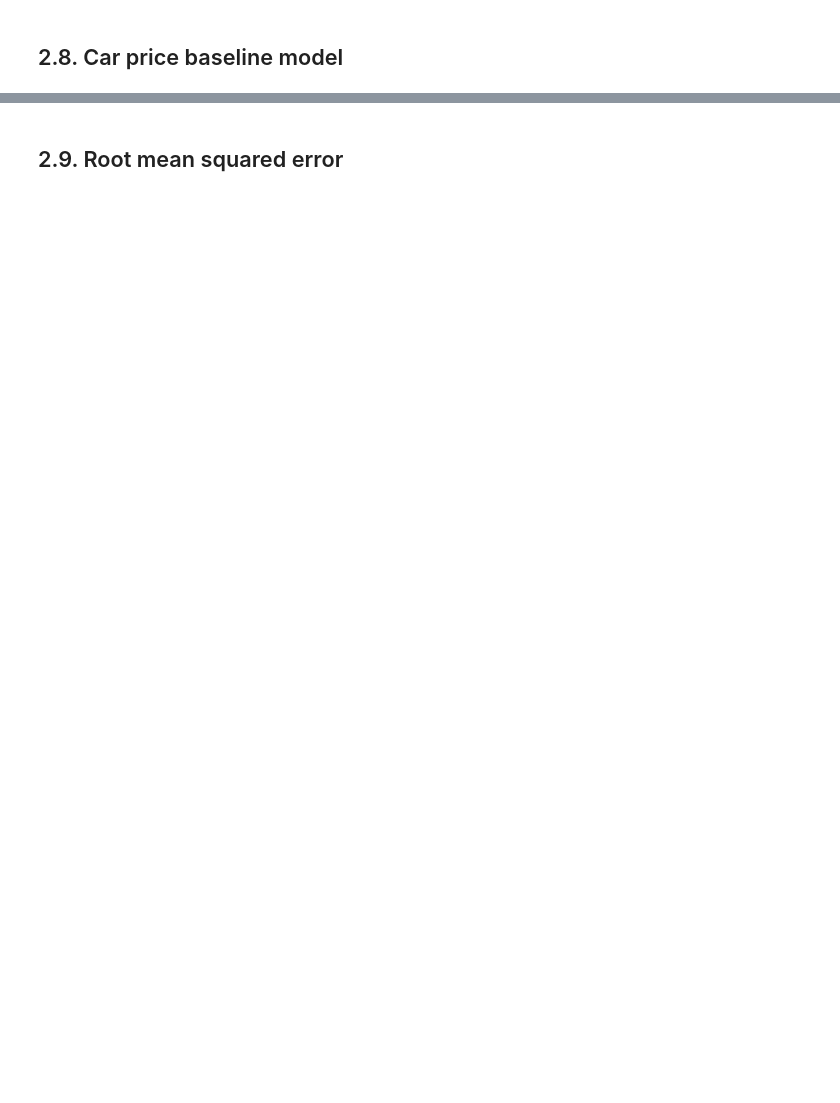
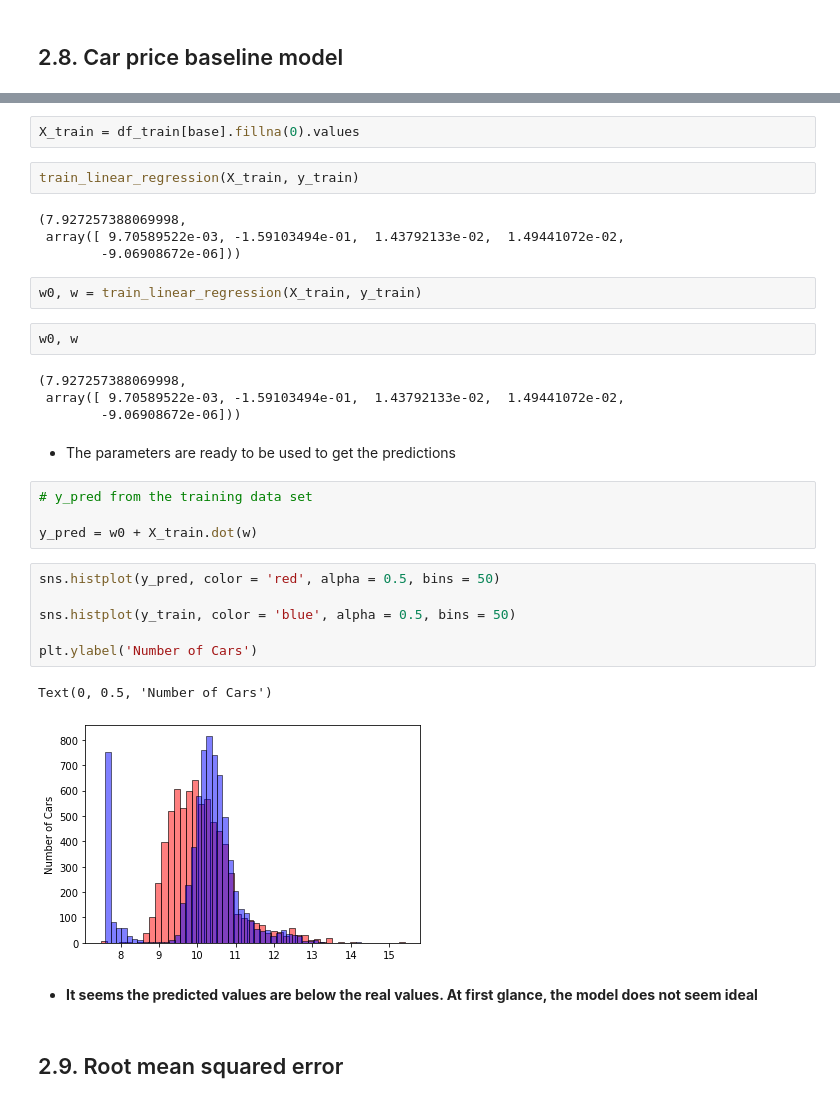
Before and after one commit to filipebodas/ml_zoomcamp, a Jupyter notebook: 02_regression/regression_car_price_project.ipynb, the cells around one changed output, grey strips where cells are left out. Saved outputs shown, nothing was run; the diff lists cells and outputs as text; blank space fills up the shorter version.

```diff
--- a/02_regression/regression_car_price_project.ipynb
+++ b/02_regression/regression_car_price_project.ipynb
@@ -453,2 +694,35 @@ array([237992.82334859, 768348.51018973, 222347.22211011])
+# %%
+X_train = df_train[base].fillna(0).values
+# %%
+train_linear_regression(X_train, y_train)
+# %% [output]
+(7.927257388069998,
+ array([ 9.70589522e-03, -1.59103494e-01,  1.43792133e-02,  1.49441072e-02,
+        -9.06908672e-06]))
+# %%
+w0, w = train_linear_regression(X_train, y_train)
+# %%
+w0, w
+# %% [output]
+(7.927257388069998,
+ array([ 9.70589522e-03, -1.59103494e-01,  1.43792133e-02,  1.49441072e-02,
+        -9.06908672e-06]))
+# %% [markdown]
+- The parameters are ready to be used to get the predictions
+# %%
+# y_pred from the training data set
+
+y_pred = w0 + X_train.dot(w)
+# %%
+sns.histplot(y_pred, color = 'red', alpha = 0.5, bins = 50)
+
+sns.histplot(y_train, color = 'blue', alpha = 0.5, bins = 50)
+
+plt.ylabel('Number of Cars')
+# %% [output]
+Text(0, 0.5, 'Number of Cars')
+[figure, added]
+# %% [markdown]
+- **It seems the predicted values are below the real values. At first glance, the model does not seem ideal**
 # %% [markdown]
 ## 2.9. Root mean squared error
```
Also changed, not shown: parts of 154 cells of this notebook.
